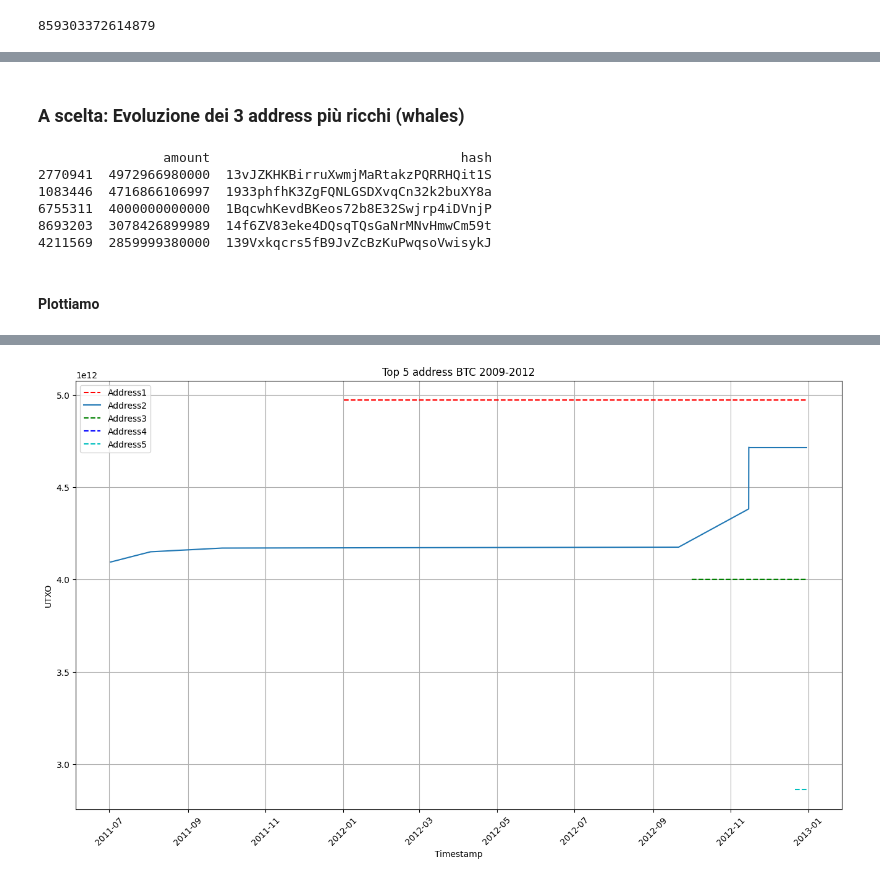
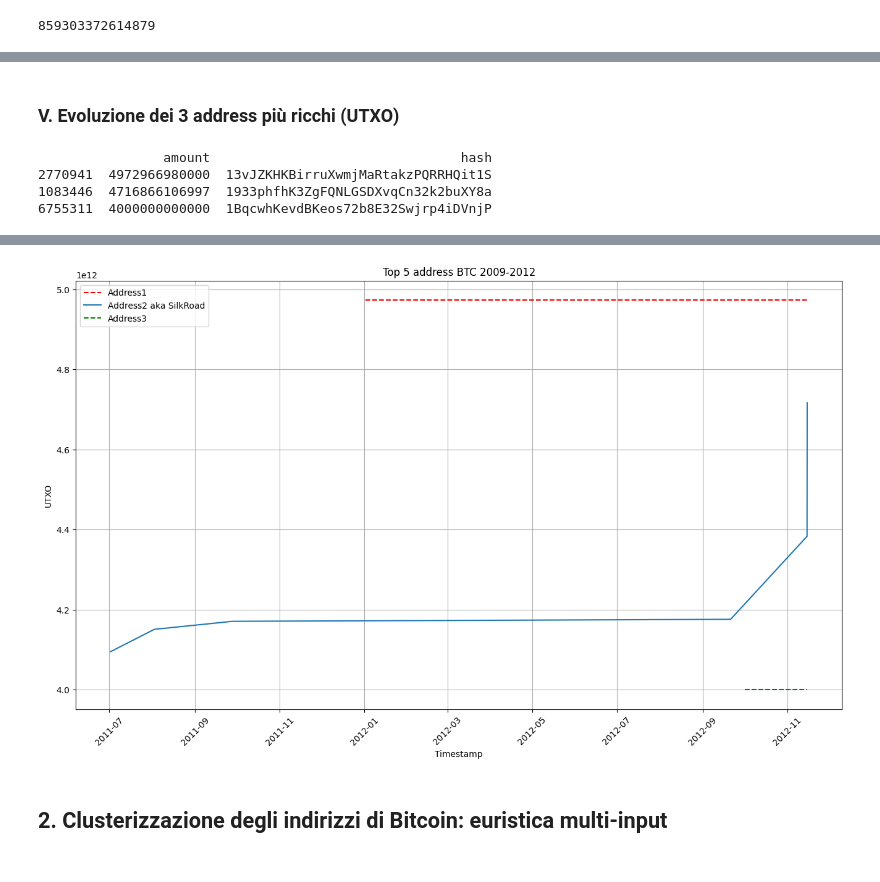
Before and after one commit to FlavRomano/CRAFTY, a Jupyter notebook: main.ipynb, the cells around one changed output, grey strips where cells are left out. Saved outputs shown, nothing was run; the diff lists cells and outputs as text; code cells hidden in the pictures.

```diff
--- a/main.ipynb
+++ b/main.ipynb
@@ -109,28 +112,22 @@ plt.show()
 # %% [markdown]
-### A scelta: Evoluzione dei 3 address più ricchi (whales)
+### V. Evoluzione dei 3 address più ricchi (UTXO)
 # %%
 temp = (~outputs["txId"].isin(inputs["prevTxId"]))
-utxo = outputs.loc[temp][["addressId", "amount", "txId"]]
-utxo_address = utxo.groupby(by="addressId").sum("amount").sort_values(by="amount", ascending=False)[["amount"]]
-top_5_utxo = utxo_address.head(5).merge(mapping_df, how="inner", left_index=True, right_on="addressId").drop(columns=["addressId"])
+utxo = outputs.loc[temp].loc[:,["addressId", "amount", "txId"]]
+utxo_address = utxo.groupby(by="addressId").sum("amount").sort_values(by="amount", ascending=False).loc[:,["amount"]]
+top_3_utxo = utxo_address.head(3).merge(mapping_df, how="inner", left_index=True, right_on="addressId").drop(columns=["addressId"])
 
-address1, address2, address3, address4, address5 = top_5_utxo.index
-print(top_5_utxo)
+address1, address2, address3 = top_3_utxo.index
+print(top_3_utxo)
 # %% [output]
                 amount                                hash
 2770941  4972966980000  13vJZKHKBirruXwmjMaRtakzPQRRHQit1S
 1083446  4716866106997  1933phfhK3ZgFQNLGSDXvqCn32k2buXY8a
 6755311  4000000000000  1BqcwhKevdBKeos72b8E32Swjrp4iDVnjP
-8693203  3078426899989  14f6ZV83eke4DQsqTQsGaNrMNvHmwCm59t
-4211569  2859999380000  139Vxkqcrs5fB9JvZcBzKuPwqsoVwisykJ
 # %%
-utxo_address1 = utxo.loc[utxo.addressId == address1].merge(transactions, on="txId")[["addressId", "amount", "timestamp"]]
-utxo_address2 = utxo.loc[utxo.addressId == address2].merge(transactions, on="txId")[["addressId", "amount", "timestamp"]]
-utxo_address3 = utxo.loc[utxo.addressId == address3].merge(transactions, on="txId")[["addressId", "amount", "timestamp"]]
-utxo_address4 = utxo.loc[utxo.addressId == address4].merge(transactions, on="txId")[["addressId", "amount", "timestamp"]]
-utxo_address5 = utxo.loc[utxo.addressId == address5].merge(transactions, on="txId")[["addressId", "amount", "timestamp"]]
+utxo_address1 = utxo.loc[utxo.addressId == address1].merge(transactions, on="txId").loc[:, ["addressId", "amount", "timestamp"]]
+utxo_address2 = utxo.loc[utxo.addressId == address2].merge(transactions, on="txId").loc[:, ["addressId", "amount", "timestamp"]]
+utxo_address3 = utxo.loc[utxo.addressId == address3].merge(transactions, on="txId").loc[:, ["addressId", "amount", "timestamp"]]
-# %% [markdown]
-#### Plottiamo
 # %%
 df_silkRoad = pd.DataFrame()
 df_silkRoad.index = utxo_address2.timestamp
@@ -141,24 +138,16 @@ for date in df_silkRoad.index:
 
 timestamp_max = max(utxo_address1.timestamp.max(),
                     utxo_address2.timestamp.max(),
-                    utxo_address3.timestamp.max(),
-                    utxo_address4.timestamp.max(),
-                    utxo_address5.timestamp.max())
-
-print(df_silkRoad)
+                    utxo_address3.timestamp.max())
 
 plt.figure(figsize=(16, 9))
 
-plt.hlines(y=top_5_utxo.loc[address1].amount,color='r', linestyle='--', label='Address1', xmin=utxo_address1.timestamp, xmax=timestamp_max)
+plt.hlines(y=top_3_utxo.loc[address1].amount,color='r', linestyle='--', label='Address1', xmin=utxo_address1.timestamp, xmax=timestamp_max)
 
-plt.plot(df_silkRoad.index, df_silkRoad['utxo'], label="Address2")
+plt.plot(df_silkRoad.index, df_silkRoad['utxo'], label="Address2 aka SilkRoad")
 plt.hlines(y=df_silkRoad.loc[max(df_silkRoad.index)], xmin=max(df_silkRoad.index), xmax=timestamp_max)
 
-plt.hlines(y=top_5_utxo.loc[address3].amount, color='g', linestyle='--', label='Address3', xmin=utxo_address3.timestamp, xmax=timestamp_max)
-
-plt.hlines(y=top_5_utxo.loc[address4].amount, color='b', linestyle='--', label='Address4', xmin=utxo_address4.timestamp, xmax=timestamp_max)
-
-plt.hlines(y=top_5_utxo.loc[address5].amount, color='c', linestyle='--', label='Address5', xmin=utxo_address5.timestamp, xmax=timestamp_max)
+plt.hlines(y=top_3_utxo.loc[address3].amount, color='g', linestyle='--', label='Address3', xmin=utxo_address3.timestamp, xmax=timestamp_max)
 
 plt.xlabel('Timestamp')
 plt.ylabel('UTXO')
@@ -182 +161,3 @@ timestamp
-[figure, old version]
+[figure, new version]
+# %% [markdown]
+## 2. Clusterizzazione degli indirizzi di Bitcoin: euristica multi-input
```
Also changed, not shown: parts of 15 cells of this notebook.
